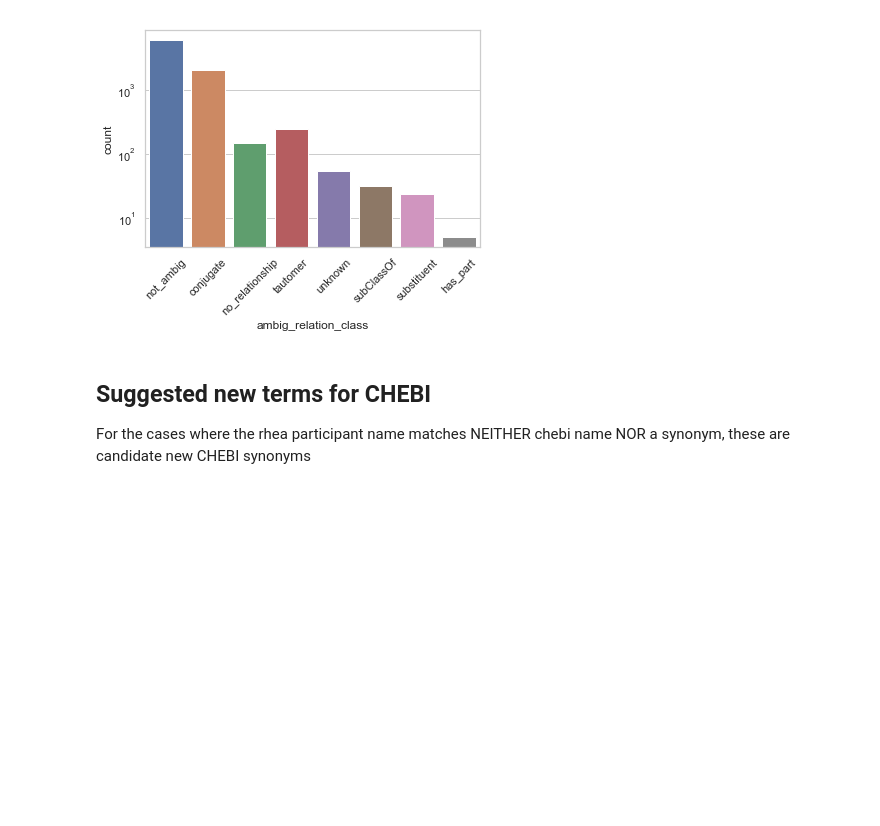
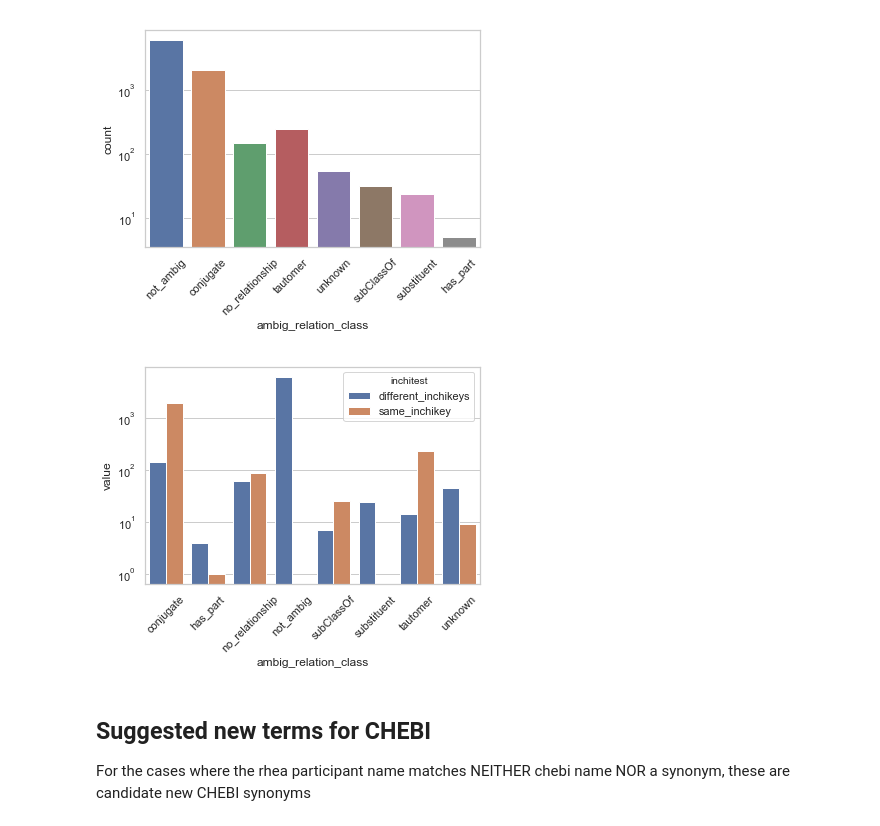
Before and after one commit to cmungall/reactioner, a Jupyter notebook: Chemical-Name-Usage.ipynb, the cells around one changed output. Saved outputs shown, nothing was run; the diff lists cells and outputs as text; code cells hidden in the pictures; blank space fills up the shorter version.

```diff
--- a/Chemical-Name-Usage.ipynb
+++ b/Chemical-Name-Usage.ipynb
@@ -147,6 +147,16 @@ g.set_xticklabels(g.get_xticklabels(), rotation=45)
 g.set_yscale('log')
 # %% [output]
 [figure]
+# %%
+ct = pd.crosstab(df.ambig_relation_class, df.inchitest)
+stacked = ct.stack().reset_index().rename(columns={0:'value'})
+
+# plot grouped bar chart
+g = sns.barplot(x=stacked.ambig_relation_class, y=stacked.value, hue=stacked.inchitest)
+g.set_xticklabels(g.get_xticklabels(), rotation=45)
+g.set_yscale('log')
+# %% [output]
+[figure, added]
 # %% [markdown]
 ## Suggested new terms for CHEBI
 
```
Also changed, not shown: parts of 1 cell of this notebook, 7 other files.
